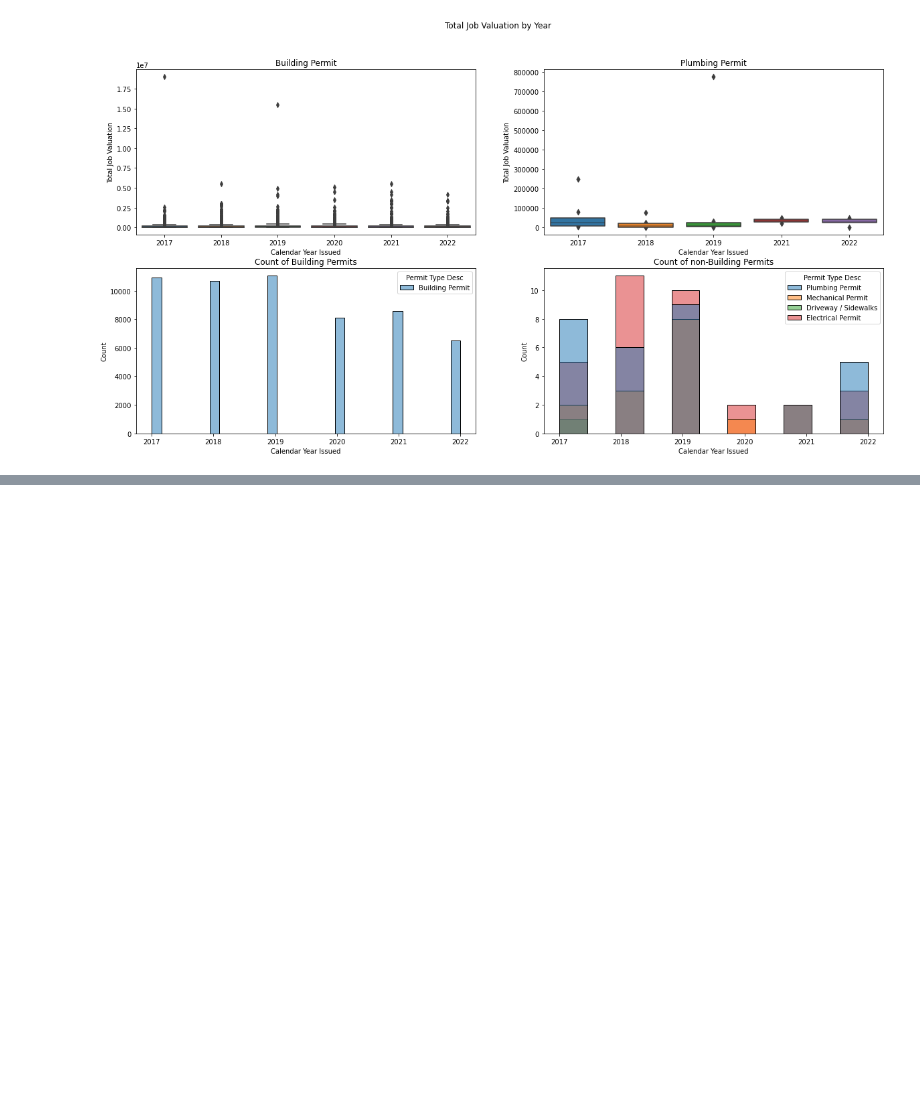
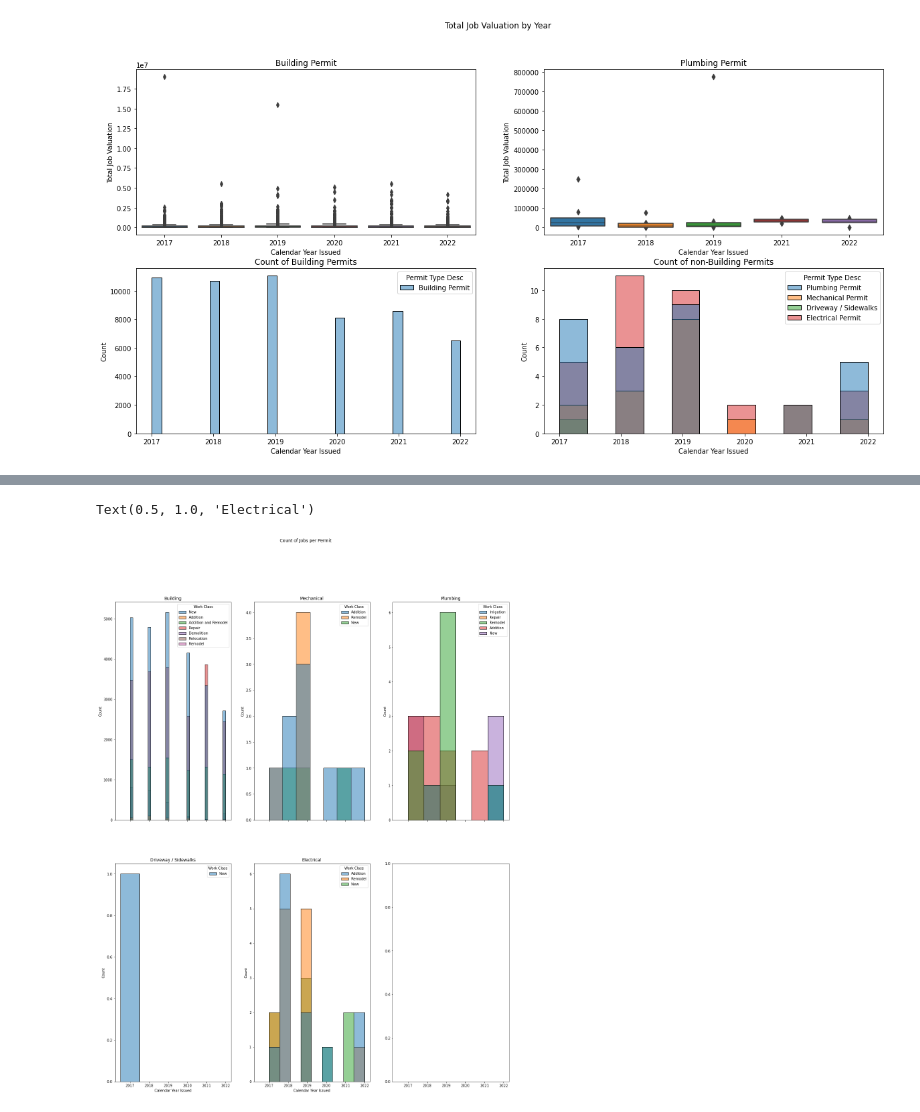
Before and after one commit to Josephslee99/CSE4-587Project, a Jupyter notebook: EDA.ipynb, the cells around one changed output, grey strips where cells are left out. Cells and saved outputs as stored; diff of their text form; code cells hidden in the pictures; blank space fills up the shorter version.

```diff
--- a/EDA.ipynb
+++ b/EDA.ipynb
@@ -107,9 +136,16 @@ Text(0.5, 1.0, 'Count of non-Building Permits')
 # %%
-'''
-sns.swarmplot(ax=axes[0,1],data=data[data['Permit Type Desc']=="Mechnical Permit"],x='Calendar Year Issued',y='Total Job Valuation')
-axes[0].set_title('Mechnical Permit')
-sns.swarmplot(ax=axes[1,1],data=data[data['Permit Type Desc']=="Driveway / Sidewalks"],x='Calendar Year Issued',y='Total Job Valuation')
-axes[0,0].set_title('Driveway / Sidewalks')
-sns.swarmplot(ax=axes[1,2],data=data[data['Permit Type Desc']=="Electrical Permit"],x='Calendar Year Issued',y='Total Job Valuation')
-axes[0,0].set_title('Electrical Permit')
-'''
+fig, axes = plt.subplots(2,3,figsize=(20,25),sharex=True)
+fig.suptitle('Count of Jobs per Permit')
+sns.histplot(ax=axes[0,0],data=data[data['Permit Type Desc']=="Building Permit"],x='Calendar Year Issued',hue='Work Class')
+axes[0,0].set_title('Building')
+sns.histplot(ax=axes[0,1],data=data[data['Permit Type Desc']=="Mechanical Permit"],x='Calendar Year Issued',hue='Work Class')
+axes[0,1].set_title('Mechanical')
+sns.histplot(ax=axes[0,2],data=data[data['Permit Type Desc']=="Plumbing Permit"],x='Calendar Year Issued',hue='Work Class')
+axes[0,2].set_title('Plumbing')
+sns.histplot(ax=axes[1,0],data=data[data['Permit Type Desc']=="Driveway / Sidewalks"],x='Calendar Year Issued',hue='Work Class')
+axes[1,0].set_title('Driveway / Sidewalks')
+sns.histplot(ax=axes[1,1],data=data[data['Permit Type Desc']=="Electrical Permit"],x='Calendar Year Issued',hue='Work Class')
+axes[1,1].set_title('Electrical')
+# %% [output]
+Text(0.5, 1.0, 'Electrical')
+[figure, added]
```
Also changed, not shown: parts of 2 cells of this notebook.
